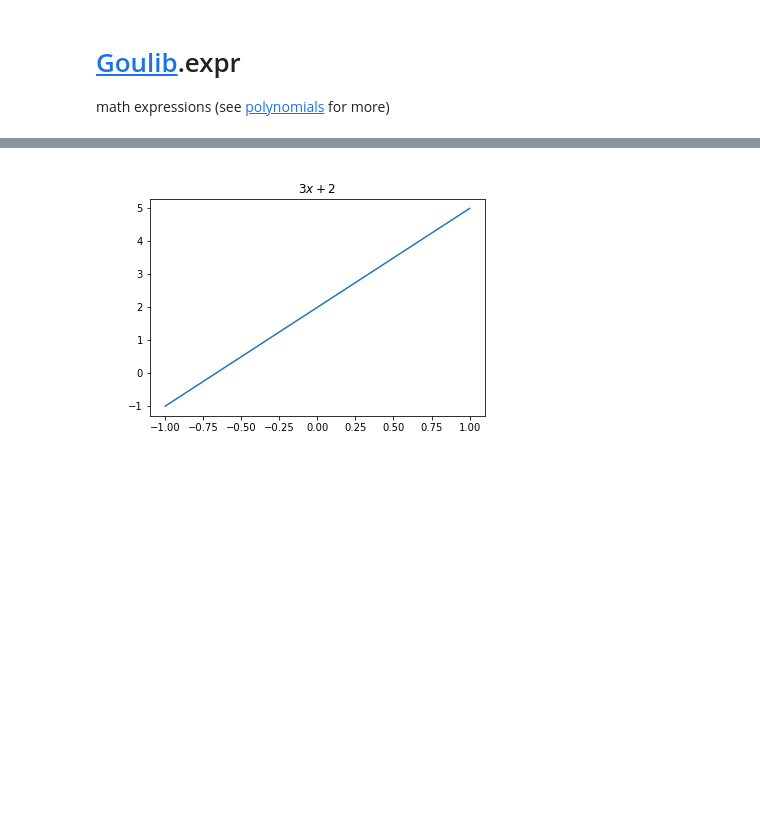
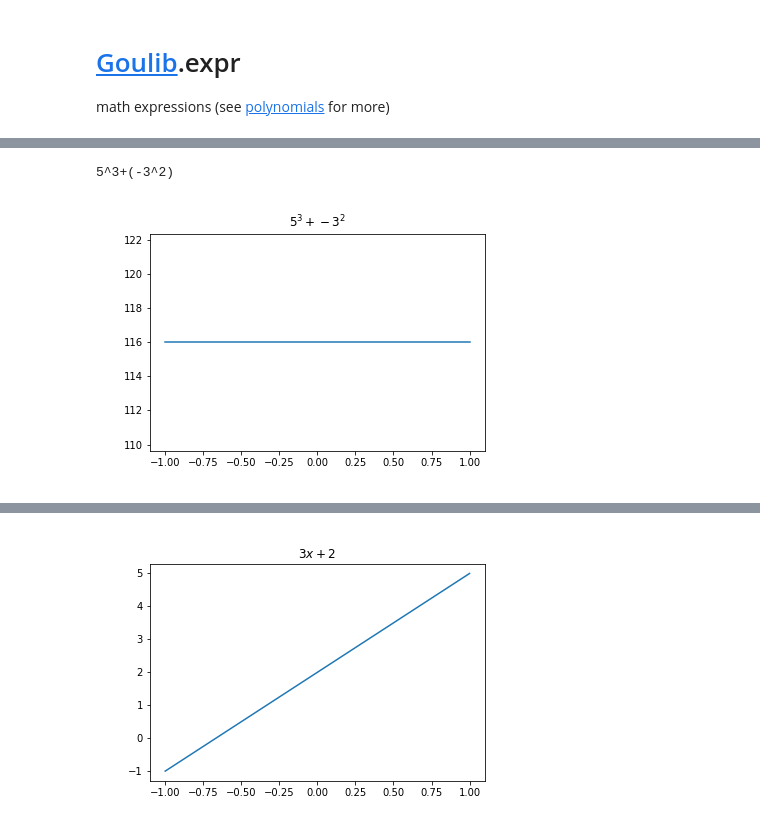
Before and after one commit to goulu/Goulib, a Jupyter notebook: notebooks/expr.ipynb, the cells around one changed output, grey strips where cells are left out. Cells and saved outputs as stored; diff of their text form; code cells hidden in the pictures; blank space fills up the shorter version.

```diff
--- a/notebooks/expr.ipynb
+++ b/notebooks/expr.ipynb
@@ -9,0 +20,7 @@ from math import pi,sin
+# %%
+e=Expr('5**3+(-3^2)') # ^ and ** are both considered as power operator for clarity+compatibility
+print(e)
+e
+# %% [output]
+5^3+(-3^2)
+[figure, added]
```
Also changed, not shown: parts of 22 cells of this notebook, 2 other files.
